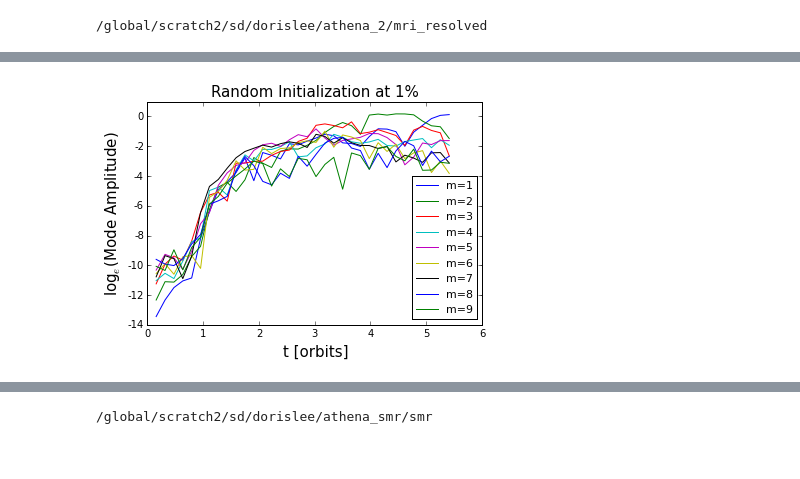
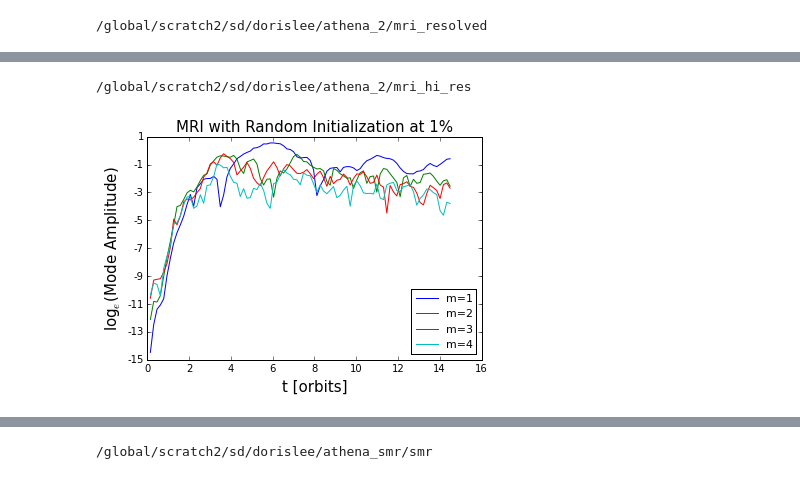
Before and after one commit to dorisjlee/usrp, a Jupyter notebook: notes/Week6/Mode Growth Analysis for PPI uniform,SMR, MRI.ipynb, the cells around one changed output, grey strips where cells are left out. Drawn from its saved outputs; the diff is of its cells as text; code cells hidden in the pictures.

```diff
--- a/notes/Week6/Mode Growth Analysis for PPI uniform,SMR, MRI.ipynb
+++ b/notes/Week6/Mode Growth Analysis for PPI uniform,SMR, MRI.ipynb
@@ -111,14 +61,0 @@ Growth Rate is:  0.867989585218
-# %%
-m=2
-start=45
-end=60
-x = t_orbits[start:end]
-y=log(amp[start:end,m])
-A = np.vstack([x, np.ones(len(x))]).T
-plt.plot(x,y,label="m=1")#,basey=np.e)
-m, c = np.linalg.lstsq(A, y)[0]
-print m, c
-x_fit = np.linspace(6,10)
-y_fit = m*x_fit+c
-plt.plot(x_fit,y_fit,'--',color='red')
-print "Growth Rate is: ",1./m
@@ -129,14 +61,0 @@ Growth Rate is:  0.470114964134
-# %%
-m=3
-start=46
-end=60
-x = t_orbits[start:end]
-y=log(amp[start:end,m])
-A = np.vstack([x, np.ones(len(x))]).T
-plt.plot(x,y,label="m=1")#,basey=np.e)
-m, c = np.linalg.lstsq(A, y)[0]
-print m, c
-x_fit = np.linspace(6,10)
-y_fit = m*x_fit+c
-plt.plot(x_fit,y_fit,'--',color='red')
-print "Growth Rate is: ",1./m
@@ -175,0 +147,6 @@ ax.yaxis.set_major_formatter(mtick.FuncFormatter(ticks))
+# %%
+m=3
+a = 5
+b = 90
+compute_mode_growth_by_ls_fit(m,a,b)
+compute_mode_growth(m,a,b)
@@ -182,23 +214,29 @@ cd ~/gscratch/athena_2/mri_resolved/
+# %%
+cd ~/gscratch/athena_2/mri_hi_res/
+# %% [output]
+/global/scratch2/sd/dorislee/athena_2/mri_hi_res
 # %%
 from matplotlib.legend_handler import HandlerLine2D
 import matplotlib.ticker as mtick
+import matplotlib as mpl
+mpl.rcParams['axes.color_cycle'] = ['b', 'g', 'r', 'c', 'm']
 fig, ax = plt.subplots()
-amp =  np.loadtxt("amp.txt")
+amp =  np.loadtxt("../mri_hi_res/amp.txt")
 t_orbits  = np.arange(len(amp))/2./np.pi
 plt.ylabel("log$_e$(Mode Amplitude)",fontsize=15)
 plt.xlabel("t [orbits]",fontsize=15)
-for m in np.arange(1,10):
+for m in np.arange(1,5):
     plt.semilogy(t_orbits,amp[:,m],label="m={}".format(m),basey=np.e)
 x_min=5
 x_max=10
 # plt.axvline(x_min,color='r',linestyle="--")
 # plt.axvline(x_max,color='r',linestyle="--")
 # plt.xlim(0,15)
-plt.title("Random Initialization at 1%",fontsize=15)
+plt.title("MRI with Random Initialization at 1%",fontsize=15)
 plt.legend(loc='lower right',prop={'size':11},numpoints=1)
 def ticks(y, pos):
     return r'{:.0f}'.format(np.log(y))
 ax.yaxis.set_major_formatter(mtick.FuncFormatter(ticks))
-# plt.savefig("randinit1percent.pdf",format="pdf")
+plt.savefig("mri_randinit1percent.pdf",format="pdf")
 # %% [output]
-[figure, old version]
+[figure, new version]
```
Also changed, not shown: parts of 31 cells of this notebook, 2 other files.
